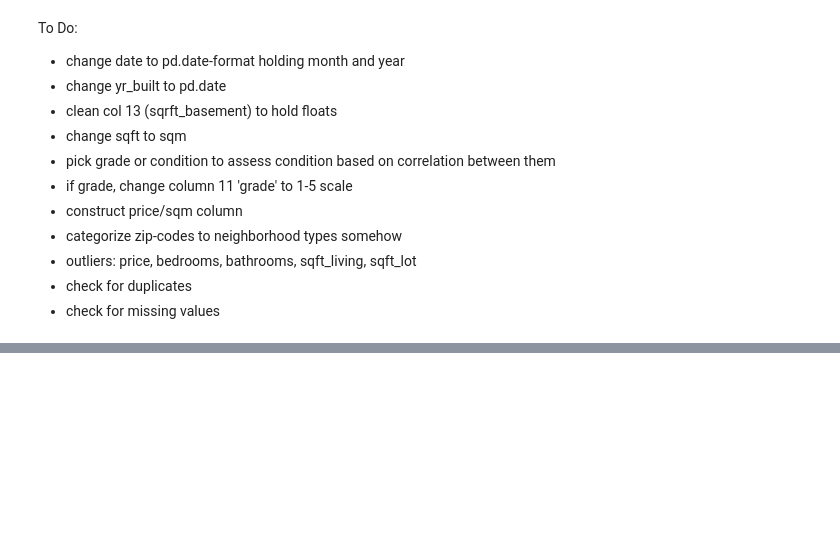
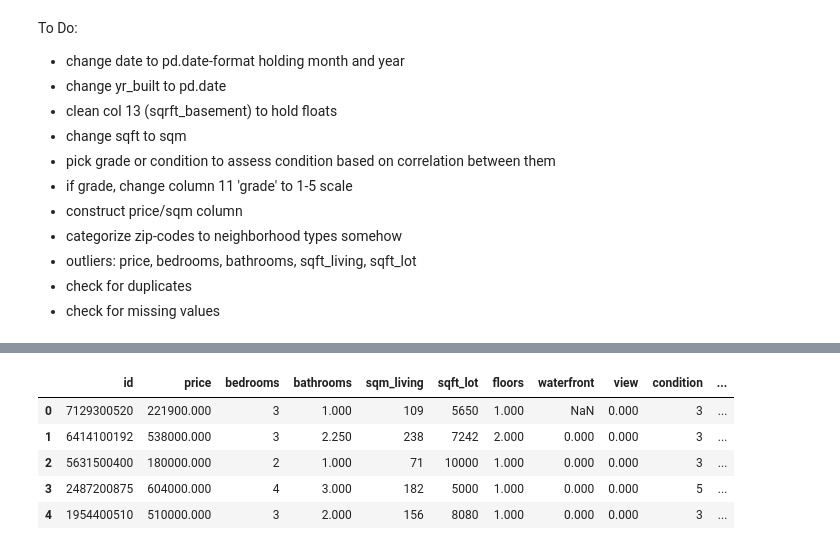
Before and after one commit to Cazta/data_analytics_real_estate, a Jupyter notebook: EDA_data_cleaning.ipynb, the cells around one changed output, grey strips where cells are left out. Saved outputs shown, nothing was run; the diff lists cells and outputs as text; code cells hidden in the pictures; blank space fills up the shorter version.

```diff
--- a/EDA_data_cleaning.ipynb
+++ b/EDA_data_cleaning.ipynb
@@ -113,0 +114,15 @@ To Do:
+# %%
+# convert square feet to square meter in column square feet living:
+
+df_kc_housing['sqft_living'] = df_kc_housing.sqft_living.apply(lambda x: x/10.764)
+df_kc_housing = df_kc_housing.astype({'sqft_living': int})
+df_kc_housing = df_kc_housing.rename({'sqft_living':'sqm_living'},axis=1)
+# %%
+df_kc_housing.head()
+# %% [output]
+|  | id | price | bedrooms | bathrooms | sqm_living | sqft_lot | floors | waterfront | view | condition | ... |
+| 0 | 7129300520 | 221900.000 | 3 | 1.000 | 109 | 5650 | 1.000 | NaN | 0.000 | 3 | ... |
+| 1 | 6414100192 | 538000.000 | 3 | 2.250 | 238 | 7242 | 2.000 | 0.000 | 0.000 | 3 | ... |
+| 2 | 5631500400 | 180000.000 | 2 | 1.000 | 71 | 10000 | 1.000 | 0.000 | 0.000 | 3 | ... |
+| 3 | 2487200875 | 604000.000 | 4 | 3.000 | 182 | 5000 | 1.000 | 0.000 | 0.000 | 5 | ... |
+| 4 | 1954400510 | 510000.000 | 3 | 2.000 | 156 | 8080 | 1.000 | 0.000 | 0.000 | 3 | ... |
```
Also changed, not shown: parts of 37 cells of this notebook.
